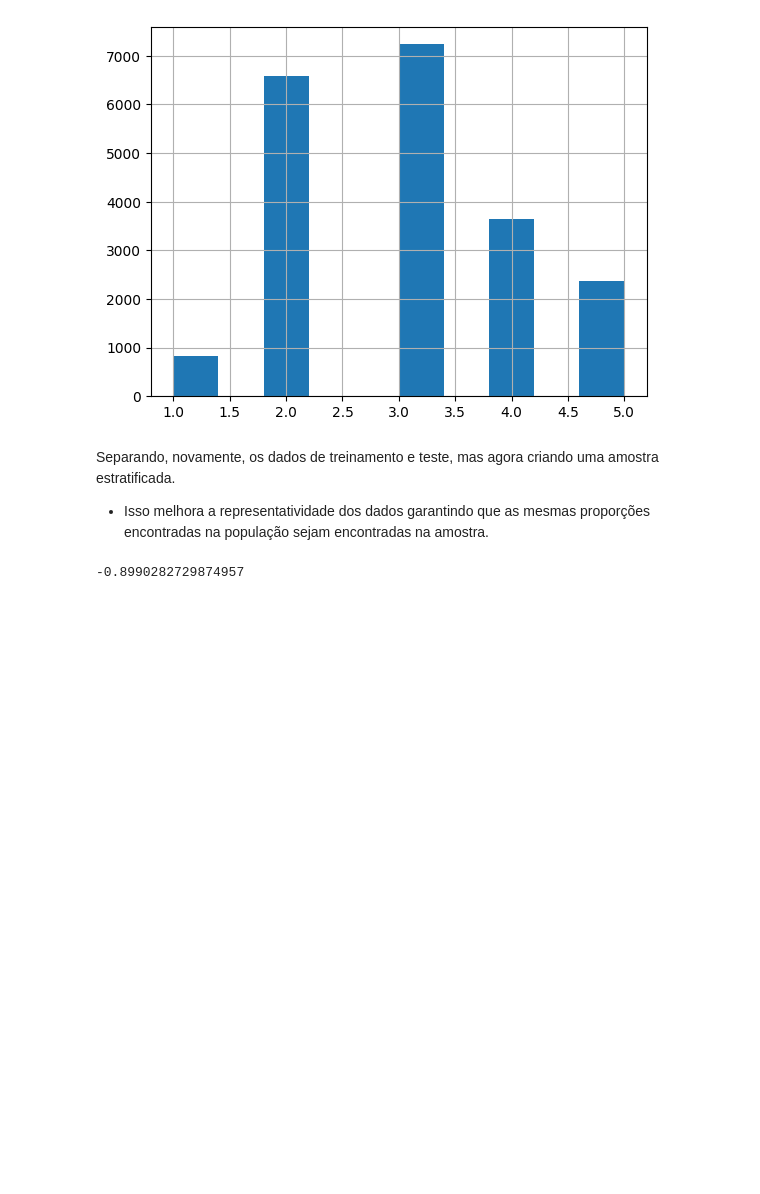
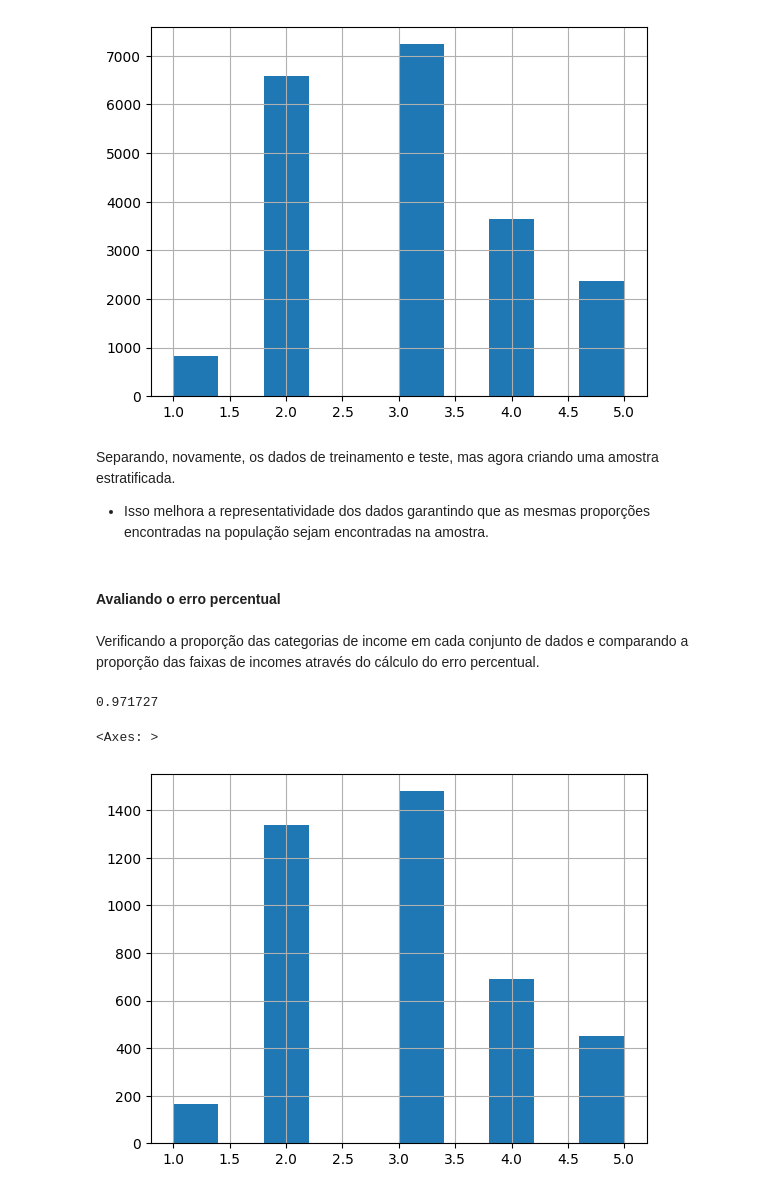
Before and after one commit to lucasadvir/machine-learning-practice, a Jupyter notebook: hands_on_ml_book/housing.ipynb, the cells around one changed output. Cells and saved outputs as stored; diff of their text form; code cells hidden in the pictures; blank space fills up the shorter version.

```diff
--- a/hands_on_ml_book/housing.ipynb
+++ b/hands_on_ml_book/housing.ipynb
@@ -121,9 +121,21 @@ split = StratifiedShuffleSplit(n_splits=1, test_size=0.2, random_state=42)
 for train_index, test_index in split.split(housing, housing["income_cat"]):
     strat_train_set = housing.loc[train_index]
     strat_test_set = housing.loc[test_index]
-# %%
-#Erro percentual, mas não está batendo com o do livro.
-#Verificar como o livro calculou o %erro.
-((0.040213 - 0.39826)/0.39826)*100
-# %% [output]
--0.8990282729874957
+# %% [markdown]
+#### Avaliando o erro percentual
+# %% [markdown]
+Verificando a proporção das categorias de income em cada conjunto de dados e comparando a proporção das faixas de incomes através do cálculo do erro percentual.
+# %%
+#Erro percentual,
+round(((0.040213 - 0.039826)/0.039826)*100,6)
+# %% [output]
+0.971727
+# %%
+test_set['income_cat'] = pd.cut(test_set['median_income'],
+                                bins=[0.,1.5,3.0,4.5,6, np.inf],
+                                labels=[1,2,3,4,5])
+
+test_set['income_cat'].hist()
+# %% [output]
+<Axes: >
+[figure, added]
```
Also changed, not shown: parts of 4 cells of this notebook.
